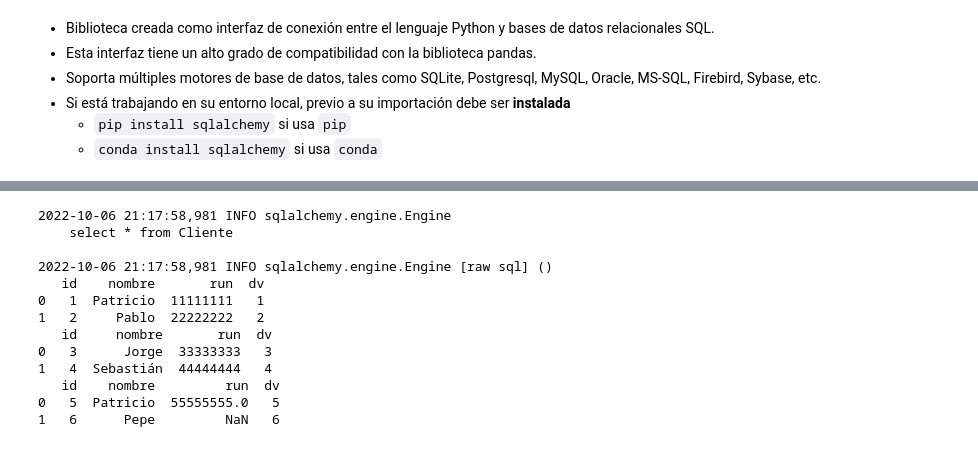
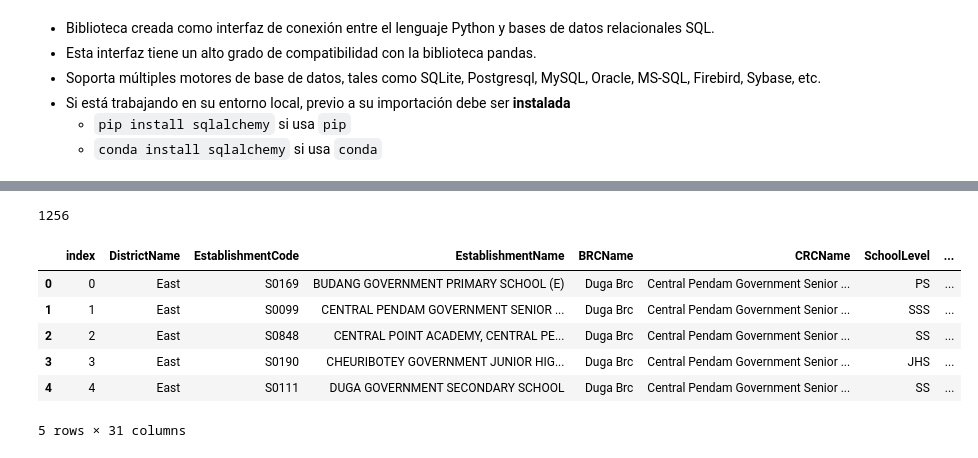
Before and after one commit to fralfaro/CodingDojo-Data-Course, a Jupyter notebook: docs/12-SQL/12-SQL.ipynb, the cells around one changed output, grey strips where cells are left out. Saved outputs shown, nothing was run; the diff lists cells and outputs as text; code cells hidden in the pictures.

```diff
--- a/docs/12-SQL/12-SQL.ipynb
+++ b/docs/12-SQL/12-SQL.ipynb
@@ -45,22 +15,0 @@ df
-# %%
-# Si deseas hacer lecturas de pequeños conjuntos de datos, se puede agregar
-# el parámetro chunk_size al método read_sql_query
-
-it = pd.read_sql_query(query, engine, chunksize=2)
-
-for i in it:
-    print(i)
-# %% [output]
-2022-10-06 21:17:58,981 INFO sqlalchemy.engine.Engine
-    select * from Cliente
-
-2022-10-06 21:17:58,981 INFO sqlalchemy.engine.Engine [raw sql] ()
-   id    nombre       run  dv
-0   1  Patricio  11111111   1
-1   2     Pablo  22222222   2
-   id     nombre       run  dv
-0   3      Jorge  33333333   3
-1   4  Sebastián  44444444   4
-   id    nombre         run  dv
-0   5  Patricio  55555555.0   5
-1   6      Pepe         NaN   6
@@ -66,0 +23,33 @@ for i in it:
+# %%
+# create sqlite engine
+engine = create_engine('sqlite:///school.db', echo=True)
+# create connection to engine
+conn = engine.connect()
+# %%
+# add the dataframe as a table in sqlite
+sqlite_table = "school_details"
+school = pd.read_csv('https://raw.githubusercontent.com/fralfaro/CodingDojo-DataScience/main/docs/12-SQL/data/School%20Details.csv')
+school.to_sql(sqlite_table, conn, if_exists='replace')
+
+sqlite_table2 = "school_facility_details"
+facility = pd.read_csv('https://raw.githubusercontent.com/fralfaro/CodingDojo-DataScience/main/docs/12-SQL/data/School%20Facility%20Details.csv')
+facility.to_sql(sqlite_table2, conn, if_exists='replace')
+# %% [output]
+1256
+# %%
+# Se utiliza la variable de conexión con el motor para realizar queries SQL sobre la base de datos
+query = '''
+SELECT * FROM school_details
+'''
+
+df = pd.read_sql_query(query, engine)
+
+df.head()
+# %% [output]
+|  | index | DistrictName | EstablishmentCode | EstablishmentName | BRCName | CRCName | SchoolLevel | ... |
+| 0 | 0 | East | S0169 | BUDANG GOVERNMENT PRIMARY SCHOOL (E) | Duga Brc | Central Pendam Government Senior ... | PS | ... |
+| 1 | 1 | East | S0099 | CENTRAL PENDAM GOVERNMENT SENIOR ... | Duga Brc | Central Pendam Government Senior ... | SSS | ... |
+| 2 | 2 | East | S0848 | CENTRAL POINT ACADEMY, CENTRAL PE... | Duga Brc | Central Pendam Government Senior ... | SS | ... |
+| 3 | 3 | East | S0190 | CHEURIBOTEY GOVERNMENT JUNIOR HIG... | Duga Brc | Central Pendam Government Senior ... | JHS | ... |
+| 4 | 4 | East | S0111 | DUGA GOVERNMENT SECONDARY SCHOOL | Duga Brc | Central Pendam Government Senior ... | SS | ... |
+5 rows × 31 columns
```
Also changed, not shown: parts of 26 cells of this notebook, 5 other files.
